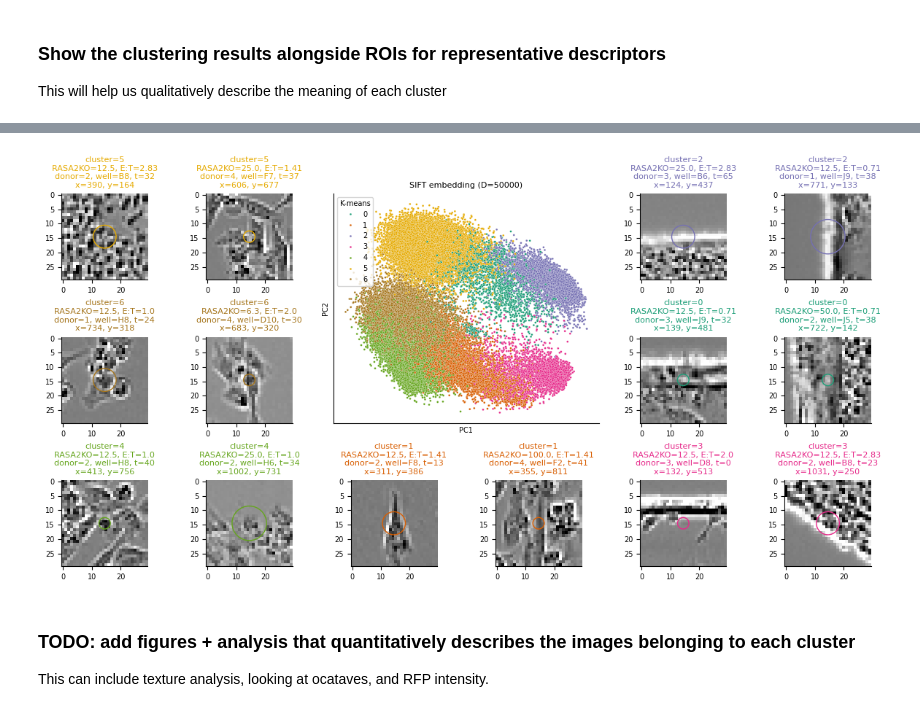
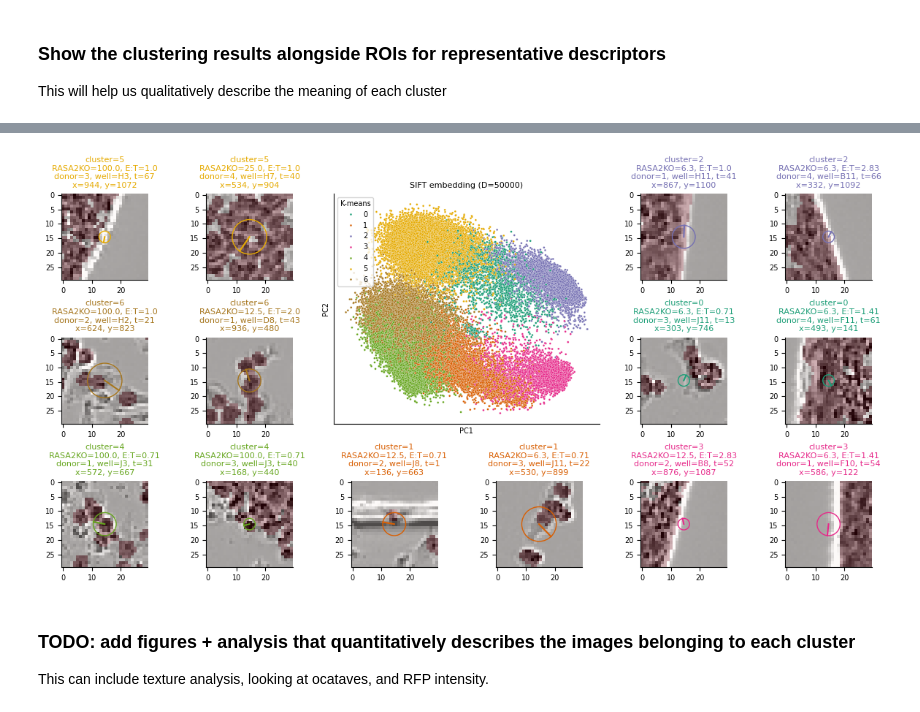
Before and after one commit to bee-hive/sflcba, a Jupyter notebook: analyze_sift_embedding.ipynb, the cells around one changed output, grey strips where cells are left out. Saved outputs shown, nothing was run; the diff lists cells and outputs as text; code cells hidden in the pictures.

```diff
--- a/analyze_sift_embedding.ipynb
+++ b/analyze_sift_embedding.ipynb
@@ -201,43 +224,43 @@ plot_descriptor_roi(adata.obs.iloc[0], ax, offset=15)
 # %%
 # create a 7x3 grid of subplots where the middle 3 rows and columns are merged into one 3x3 subplot
 fig, ax = plt.subplots(3, 6, figsize=(12, 6), tight_layout=True)
 # merge the middle 3 rows and columns into one 3x3 subplot
 gs = ax[0, 2].get_gridspec()
 for i in range(0, 2):
     for j in range(2, 4):
         ax[i, j].remove()
 
 # plot the PCA embedding for donor_id==1 and well_id==B4 in the big center subplot
 axbig = fig.add_subplot(gs[0:2, 2:4])
 sns.scatterplot(data=adata.obs, x='PC1', y='PC2', hue='kmeans_7', palette='Dark2', alpha=1, s=4, ax=axbig)
 axbig.set_title('SIFT embedding (D={})'.format(num_rows))
 # axbig.legend(bbox_to_anchor=(1.05, 1), loc=2, borderaxespad=0., title='K-means k=7')
 axbig.legend(title='K-means')
 sns.despine(ax=axbig)
 axbig.set_xticks([])
 axbig.set_yticks([])
 
 
-def plot_two_random_rois(adata, cluster_id, ax1, ax2, cluster_col='kmeans_7', offset=15):
+def plot_two_random_rois(adata, cluster_id, ax1, ax2, cluster_col='kmeans_7', offset=15, add_rfp_mask=False):
     ''' Plot two random ROIs belonging to the cluster_col==cluster_id '''
     temp_df = adata.obs[adata.obs[cluster_col]==cluster_id]
     temp_df = temp_df.iloc[np.random.choice(temp_df.shape[0], 2, replace=False), :]
-    plot_descriptor_roi(temp_df.iloc[0], ax1, offset=offset)
-    plot_descriptor_roi(temp_df.iloc[1], ax2, offset=offset)
+    plot_descriptor_roi(temp_df.iloc[0], ax1, offset=offset, add_rfp_mask=add_rfp_mask)
+    plot_descriptor_roi(temp_df.iloc[1], ax2, offset=offset, add_rfp_mask=add_rfp_mask)
 
 # plot ROIs on the left and right of the big center subplot
-plot_two_random_rois(adata, 5, ax[0, 0], ax[0, 1])
-plot_two_random_rois(adata, 6, ax[1, 0], ax[1, 1])
-plot_two_random_rois(adata, 4, ax[2, 0], ax[2, 1])
-plot_two_random_rois(adata, 2, ax[0, 4], ax[0, 5])
-plot_two_random_rois(adata, 0, ax[1, 4], ax[1, 5])
-plot_two_random_rois(adata, 3, ax[2, 4], ax[2, 5])
-plot_two_random_rois(adata, 1, ax[2, 2], ax[2, 3])
+plot_two_random_rois(adata, 5, ax[0, 0], ax[0, 1], add_rfp_mask=True)
+plot_two_random_rois(adata, 6, ax[1, 0], ax[1, 1], add_rfp_mask=True)
+plot_two_random_rois(adata, 4, ax[2, 0], ax[2, 1], add_rfp_mask=True)
+plot_two_random_rois(adata, 2, ax[0, 4], ax[0, 5], add_rfp_mask=True)
+plot_two_random_rois(adata, 0, ax[1, 4], ax[1, 5], add_rfp_mask=True)
+plot_two_random_rois(adata, 3, ax[2, 4], ax[2, 5], add_rfp_mask=True)
+plot_two_random_rois(adata, 1, ax[2, 2], ax[2, 3], add_rfp_mask=True)
 
 
 plt.show()
 # %% [output]
-[figure, old version]
+[figure, new version]
 # %% [markdown]
 ### TODO: add figures + analysis that quantitatively describes the images belonging to each cluster
 
```
Also changed, not shown: parts of 20 cells of this notebook, 1 other file.
